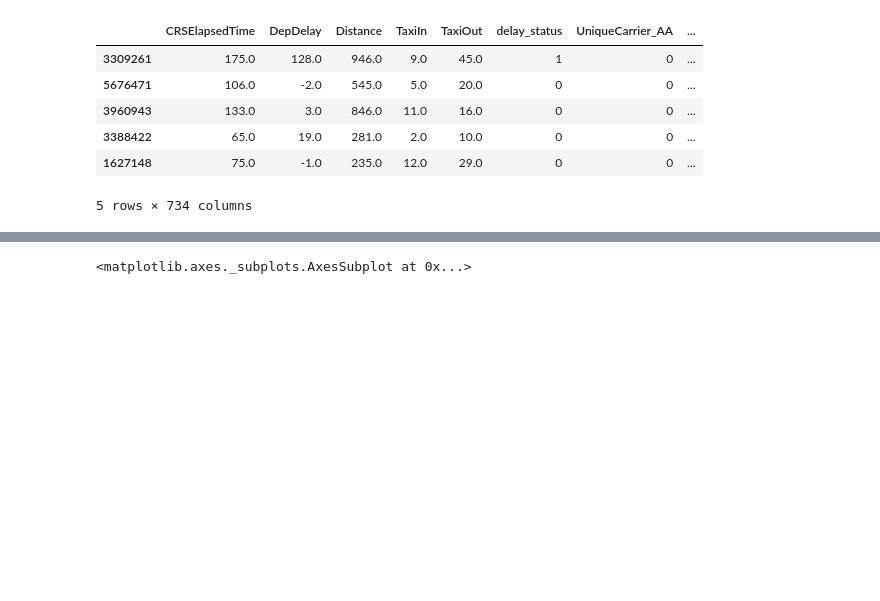
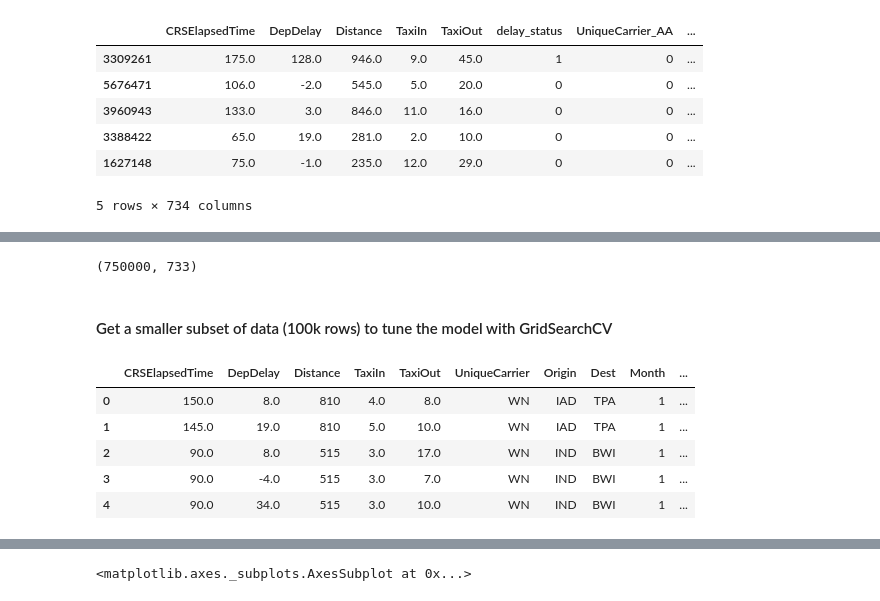
Before and after one commit to vantuan5644/MachineLearningCourse, a Jupyter notebook: Airline_Arrivals.ipynb, the cells around one changed output, grey strips where cells are left out. Saved outputs shown, nothing was run; the diff lists cells and outputs as text; code cells hidden in the pictures; blank space fills up the shorter version.

```diff
--- a/Airline_Arrivals.ipynb
+++ b/Airline_Arrivals.ipynb
@@ -387,7 +404,7 @@ def delay_status(x):
     return 1 if x > 30 else 0
   return np.nan
 
-data = data.drop(['Year', 'ArrTime', 'ActualElapsedTime', 'AirTime'], axis=1)
+# data = data.drop(['Year', 'ArrTime', 'ActualElapsedTime', 'AirTime'], axis=1)
 data['delay_status'] = data['ArrDelay'].apply(lambda x: delay_status(x))
 
 data['CRSArrHour'] = data['CRSArrTime'] // 100
@@ -870,0 +893,15 @@ clf = LogisticRegression(random_state=0, solver='lbfgs').fit(X_train, y_train)
+# %%
+print(X_train.shape)
+# %% [output]
+(750000, 733)
+# %% [markdown]
+#### Get a smaller subset of data (100k rows) to tune the model with GridSearchCV
+# %%
+train_df.head()
+# %% [output]
+|  | CRSElapsedTime | DepDelay | Distance | TaxiIn | TaxiOut | UniqueCarrier | Origin | Dest | Month | ... |
+| 0 | 150.0 | 8.0 | 810 | 4.0 | 8.0 | WN | IAD | TPA | 1 | ... |
+| 1 | 145.0 | 19.0 | 810 | 5.0 | 10.0 | WN | IAD | TPA | 1 | ... |
+| 2 | 90.0 | 8.0 | 515 | 3.0 | 17.0 | WN | IND | BWI | 1 | ... |
+| 3 | 90.0 | -4.0 | 515 | 3.0 | 7.0 | WN | IND | BWI | 1 | ... |
+| 4 | 90.0 | 34.0 | 515 | 3.0 | 10.0 | WN | IND | BWI | 1 | ... |
```
Also changed, not shown: parts of 38 cells of this notebook.
